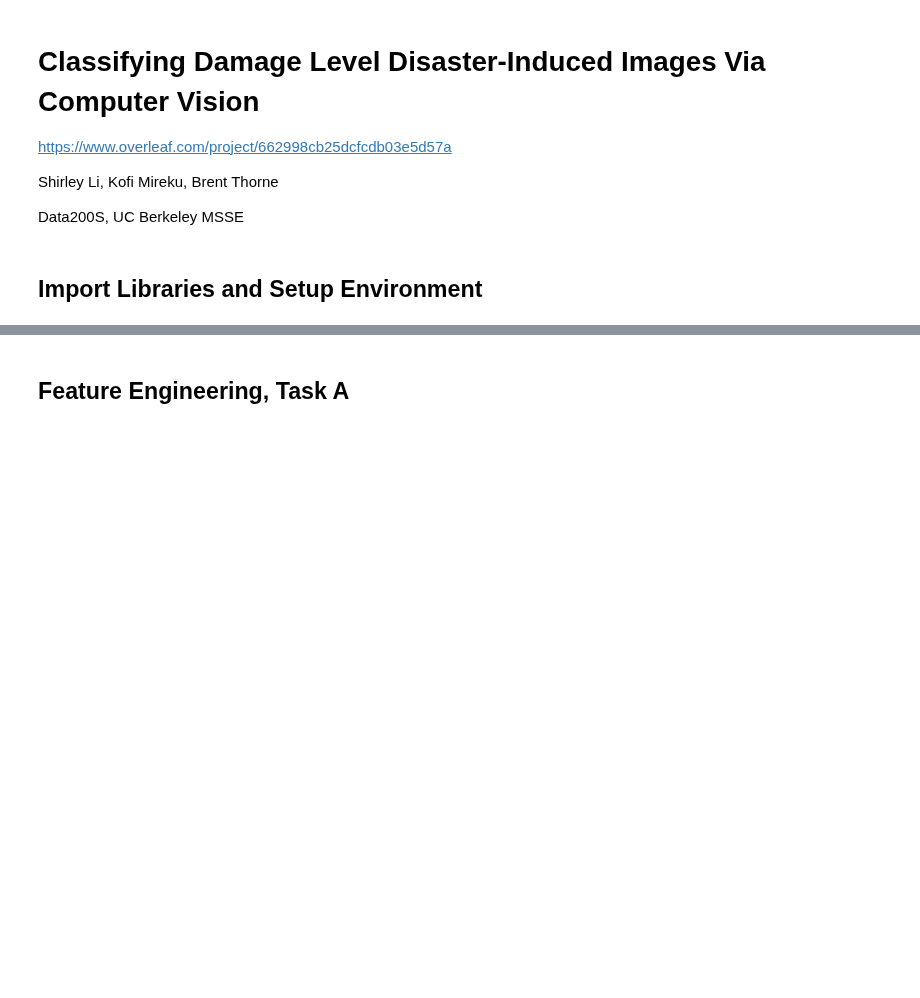
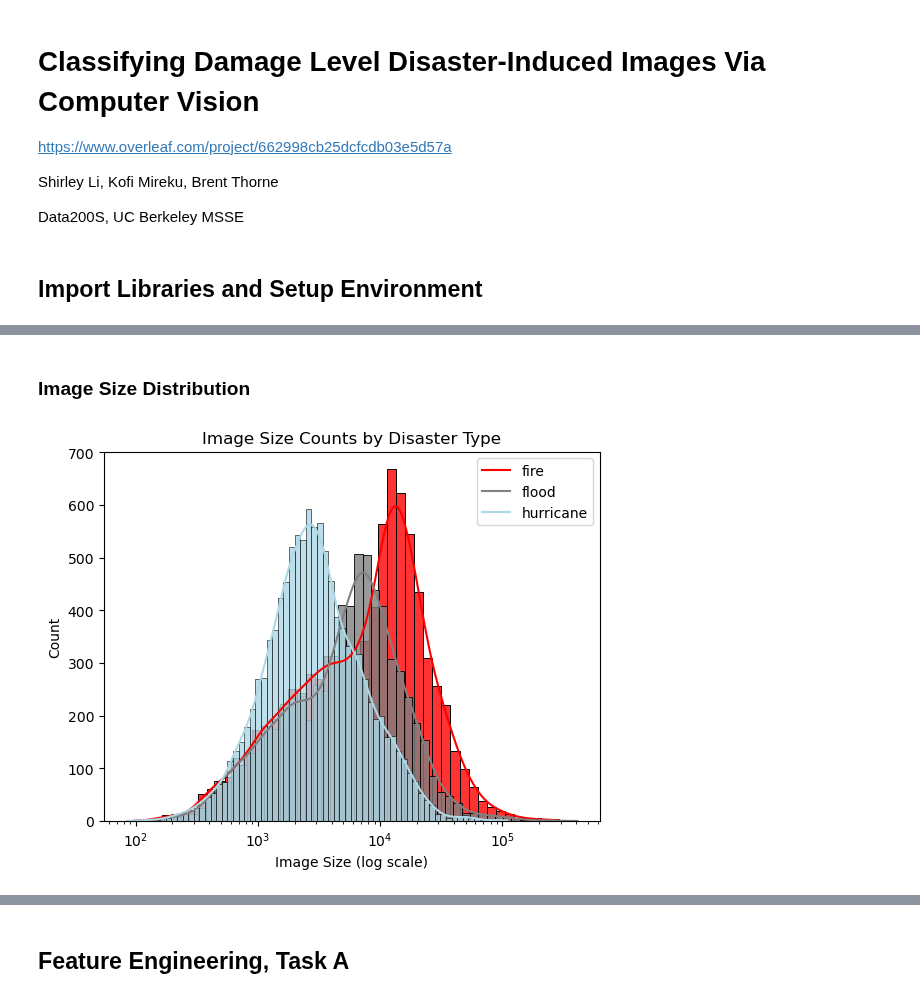
Before and after one commit to fractalclockwork/Data200, a Jupyter notebook: Source/Final_Report.ipynb, the cells around one changed output, grey strips where cells are left out. Drawn from its saved outputs; the diff is of its cells as text; code cells hidden in the pictures; blank space fills up the shorter version.

```diff
--- a/Source/Final_Report.ipynb
+++ b/Source/Final_Report.ipynb
@@ -78,0 +153,25 @@ Wall time: 2.03 s
+# %% [markdown]
+### Image Size Distribution
+# %%
+def get_width(row):
+    return row.shape[0]
+
+def get_height(row):
+    return row.shape[1]
+
+train_df['width'] = train_df['image'].apply(get_width)
+train_df['height'] = train_df['image'].apply(get_height)
+train_df['image_size'] = train_df['width'] * train_df['height']
+
+
+df = train_df
+alpha = 0.8
+sns.histplot(data=df[df['type'] == 'fire'], x='image_size', kde=True, stat="count", label='image size', log_scale=True, color = 'red', alpha=alpha)
+sns.histplot(data=df[df['type'] == 'flood'], x='image_size', kde=True, stat="count", label='image size', log_scale=True, color = 'grey', alpha=alpha)
+sns.histplot(data=df[df['type'] == 'hurricane'], x='image_size', kde=True, stat="count", label='image size', log_scale=True, color = 'lightblue', alpha=alpha)
+plt.legend(labels=['fire','flood','hurricane'])
+plt.xlabel("Image Size (log scale)");
+plt.title("Image Size Counts by Disaster Type");
+plt.savefig(f'{figure_path}/eda_image_size_hist.png', dpi=96)
+# %% [output]
+[figure, added]
```
Also changed, not shown: parts of 51 cells of this notebook, 1 other file.
